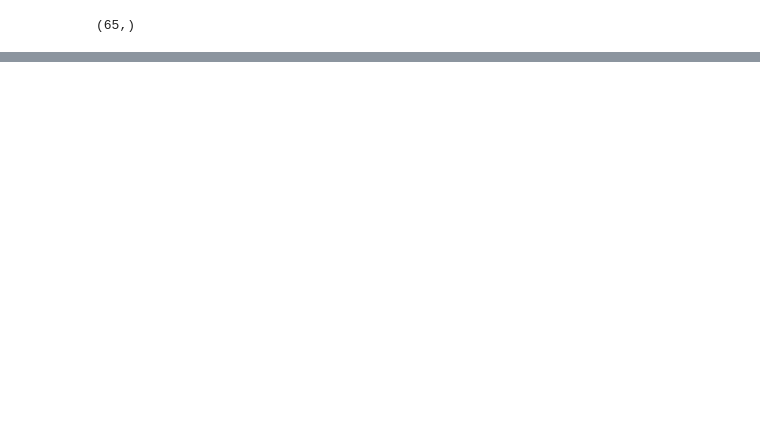
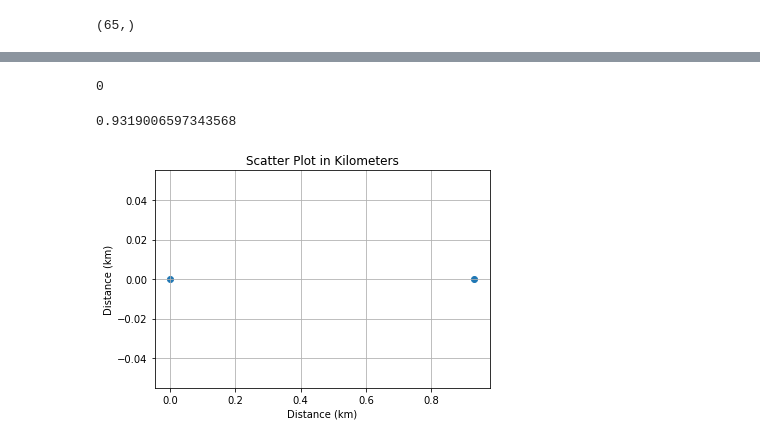
Before and after one commit to joeyanderson1/4th-Year-Thesis, a Jupyter notebook: ADCP Data.ipynb, the cells around one changed output, grey strips where cells are left out. Drawn from its saved outputs; the diff is of its cells as text; code cells hidden in the pictures; blank space fills up the shorter version.

```diff
--- a/ADCP Data.ipynb
+++ b/ADCP Data.ipynb
@@ -25,0 +54,4 @@ east_vel[0,:].shape
+# %%
+time_start
+# %% [output]
+0
@@ -25,0 +60,17 @@ east_vel[0,:].shape
+# %%
+def distance(lat1, lon1, lat2, lon2):
+    r = 6371 # km
+    p = pi / 180
+
+    a = 0.5 - cos((lat2-lat1)*p)/2 + cos(lat1*p) * cos(lat2*p) * (1-cos((lon2-lon1)*p))/2
+    return 2 * r * asin(sqrt(a))
+# %%
+radar_lat = 32.07833
+radar_long = 34.47233
+# %%
+adcp_lat = 32.08048
+adcp_long = 34.46277
+# %%
+distance(radar_lat, radar_long, adcp_lat, adcp_long)
+# %% [output]
+0.9319006597343568
@@ -25,0 +83,33 @@ east_vel[0,:].shape
+# %%
+import numpy as np
+import matplotlib.pyplot as plt
+
+def haversine(lat1, lon1, lat2, lon2):
+    R = 6371  # Earth radius in kilometers
+
+    # Convert latitude and longitude from degrees to radians
+    lat1, lon1, lat2, lon2 = np.radians([lat1, lon1, lat2, lon2])
+
+    # Haversine formula
+    dlat = lat2 - lat1
+    dlon = lon2 - lon1
+    a = np.sin(dlat / 2) ** 2 + np.cos(lat1) * np.cos(lat2) * np.sin(dlon / 2) ** 2
+    c = 2 * np.arctan2(np.sqrt(a), np.sqrt(1 - a))
+
+    # Distance in kilometers
+    distance = R * c
+
+    return distance
+
+# Convert coordinates to kilometers using the Haversine formula
+distance_km = haversine(radar_lat, radar_long, adcp_lat, adcp_long)
+
+# Plot the scatter plot with distance in kilometers
+plt.scatter(x=np.array([0, distance_km]), y=np.array([0, 0]))
+plt.grid(True)
+plt.xlabel('Distance (km)')
+plt.ylabel('Distance (km)')
+plt.title('Scatter Plot in Kilometers')
+plt.show()
+# %% [output]
+[figure, added]
```
Also changed, not shown: parts of 8 cells of this notebook.
